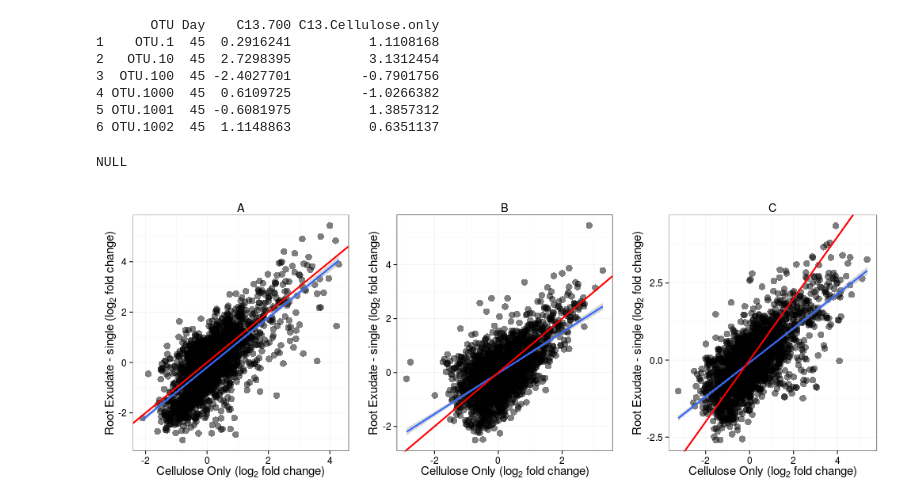
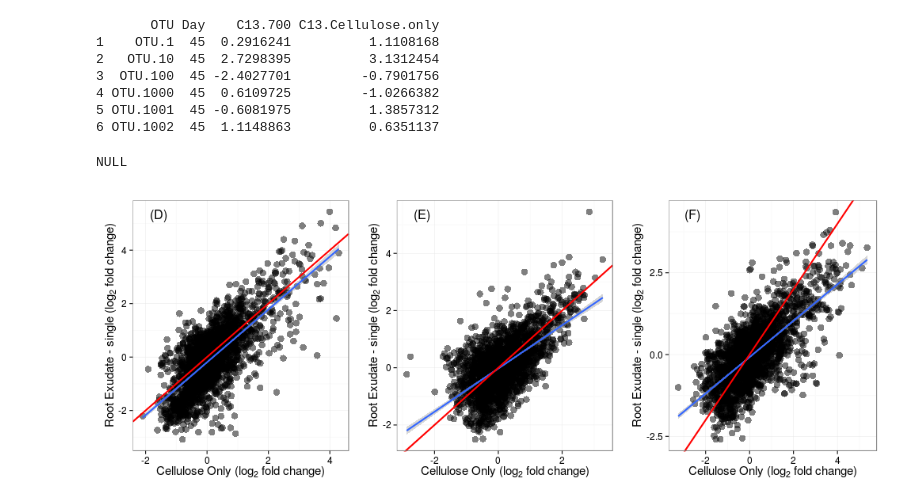
Before and after one commit to acampbellina/priming, a Jupyter notebook: LinReg.ipynb, the cells around one changed output. Drawn from its saved outputs; the diff is of its cells as text; code cells hidden in the pictures.

Commit message:
completed panel figure

```diff
--- a/LinReg.ipynb
+++ b/LinReg.ipynb
@@ -145,16 +145,16 @@ p1 = p1 + labs(x = expression(paste("Cellulose Only (", log[2]," fold change)",s
             y = expression(paste("Root Exudate - continuous (", log[2]," fold change)",sep=""))
                )
 p1 = p1 + geom_abline(intercept=0, slope=1, color = "red", size = 1)
-p1 = p1 + ggtitle("A")
-p1 = p1 + theme(plot.title = element_text(hjust = -0.45, vjust=2.12))
-#p1 = p1 + theme(plot.title = element_text(hjust = -0.1, size = 20))
-
 p1 = p1 + theme_bw()
+p1 = p1 + ggtitle("Day 14")
+p1 = p1 + theme(plot.title = element_text(size = 16))
+#p1 = p1 + theme(plot.title = element_text(hjust = -0.05, size = 20))
 p1 = p1 + theme(axis.title.x = element_text(size=15))
 p1 = p1 + theme(axis.title.y = element_text(size=15))
 p1 = p1 + theme(axis.text.x = element_text(size=12))
 p1 = p1 + theme(axis.text.y = element_text(size=12))
-#p1 = p1 + annotate("text", x=-0.5, y=1.75, label = "R^{2}==0.485", hjust=1, size=5.75, family="Times", parse=TRUE)
+#p1 = p1 + annotate("text", x=-1.9, y=4, label = "A", hjust=1, size=5.75)
+p1 = p1 + annotate("text", label = "(A)", x=-Inf, y=Inf, size=5.75, hjust = -1, vjust = 2)
 
 
 p2 = ggplot(df1.28, aes(x = C13.Cellulose.only, y = C13.100))
@@ -164,16 +164,16 @@ p2 = p2 + labs(x = expression(paste("Cellulose Only (", log[2]," fold change)",s
             y = expression(paste("Root Exudate - continuous (", log[2]," fold change)",sep=""))
                )
 p2 = p2 + geom_abline(intercept=0, slope=1, color = "red", size = 1)
-p2 = p2 + ggtitle("B")
-p2 = p2 + theme(plot.title = element_text(hjust = -0.45, vjust=2.12))
 #p1 = p1 + theme(plot.title = element_text(hjust = -0.1, size = 20))
 
 p2 = p2 + theme_bw()
+p2 = p2 + ggtitle("Day 28")
+p2 = p2 + theme(plot.title = element_text(size = 16))
 p2 = p2 + theme(axis.title.x = element_text(size=15))
 p2 = p2 + theme(axis.title.y = element_text(size=15))
 p2 = p2 + theme(axis.text.x = element_text(size=12))
 p2 = p2 + theme(axis.text.y = element_text(size=12))
-#p1 = p1 + annotate("text", x=-0.5, y=1.75, label = "R^{2}==0.485", hjust=1, size=5.75, family="Times", parse=TRUE)
+p2 = p2 + annotate("text", label = "(B)", x=-Inf, y=Inf, size=5.75, hjust = -1, vjust = 2)
 
 
 p3 = ggplot(df1.45, aes(x = C13.Cellulose.only, y = C13.100))
@@ -183,15 +183,16 @@ p3 = p3 + labs(x = expression(paste("Cellulose Only (", log[2]," fold change)",s
             y = expression(paste("Root Exudate - continuous (", log[2]," fold change)",sep=""))
                )
 p3 = p3 + geom_abline(intercept=0, slope=1, color = "red", size = 1)
-p3 = p3 + ggtitle("C")
-p3 = p3 + theme(plot.title = element_text(hjust = -0.45, vjust=2.12))
 #p1 = p1 + theme(plot.title = element_text(hjust = -0.1, size = 20))
 
 p3 = p3 + theme_bw()
+p3 = p3 + ggtitle("Day 45")
+p3 = p3 + theme(plot.title = element_text(size = 16))
 p3 = p3 + theme(axis.title.x = element_text(size=15))
 p3 = p3 + theme(axis.title.y = element_text(size=15))
 p3 = p3 + theme(axis.text.x = element_text(size=12))
 p3 = p3 + theme(axis.text.y = element_text(size=12))
+p3 = p3 + annotate("text", label = "(C)", x=-Inf, y=Inf, size=5.75, hjust = -1, vjust = 2)
 #p1 = p1 + annotate("text", x=-0.5, y=1.75, label = "R^{2}==0.485", hjust=1, size=5.75, family="Times", parse=TRUE)
 
 p.combined = grid.arrange(p1, p2, p3, widths = c(1,1,1), heights = c(1,1,1), ncol = 3)
@@ -267,8 +268,8 @@ p4 = p4 + labs(x = expression(paste("Cellulose Only (", log[2]," fold change)",s
             y = expression(paste("Root Exudate - single (", log[2]," fold change)",sep=""))
                )
 p4 = p4 + geom_abline(intercept=0, slope=1, color = "red", size = 1)
-p4 = p4 + ggtitle("A")
-p4 = p4 + theme(plot.title = element_text(hjust = -0.45, vjust=2.12))
+#p4 = p4 + ggtitle("A")
+#p4 = p4 + theme(plot.title = element_text(hjust = -0.45, vjust=2.12))
 #p1 = p1 + theme(plot.title = element_text(hjust = -0.1, size = 20))
 
 p4 = p4 + theme_bw()
@@ -277,7 +278,7 @@ p4 = p4 + theme(axis.title.y = element_text(size=15))
 p4 = p4 + theme(axis.text.x = element_text(size=12))
 p4 = p4 + theme(axis.text.y = element_text(size=12))
 #p1 = p1 + annotate("text", x=-0.5, y=1.75, label = "R^{2}==0.485", hjust=1, size=5.75, family="Times", parse=TRUE)
-
+p4 = p4 + annotate("text", label = "(D)", x=-Inf, y=Inf, size=5.75, hjust = -1, vjust = 2)
 
 p5 = ggplot(df2.28, aes(x = C13.Cellulose.only, y = C13.700))
 p5 = p5 + geom_point(alpha = 0.5, size = 4)
@@ -286,39 +287,40 @@ p5 = p5 + labs(x = expression(paste("Cellulose Only (", log[2]," fold change)",s
             y = expression(paste("Root Exudate - single (", log[2]," fold change)",sep=""))
                )
 p5 = p5 + geom_abline(intercept=0, slope=1, color = "red", size = 1)
-p5 = p5 + ggtitle("B")
-p5 = p5 + theme(plot.title = element_text(hjust = -0.45, vjust=2.12))
+#p5 = p5 + ggtitle("B")
+#p5 = p5 + theme(plot.title = element_text(hjust = -0.45, vjust=2.12))
 #p1 = p1 + theme(plot.title = element_text(hjust = -0.1, size = 20))
 
 p5 = p5 + theme_bw()
 p5 = p5 + theme(axis.title.x = element_text(size=15))
 p5 = p5 + theme(axis.title.y = element_text(size=15))
 p5 = p5 + theme(axis.text.x = element_text(size=12))
 p5 = p5 + theme(axis.text.y = element_text(size=12))
 #p1 = p1 + annotate("text", x=-0.5, y=1.75, label = "R^{2}==0.485", hjust=1, size=5.75, family="Times", parse=TRUE)
-
+p5 = p5 + annotate("text", label = "(E)", x=-Inf, y=Inf, size=5.75, hjust = -1, vjust = 2)
 
 p6 = ggplot(df2.45, aes(x = C13.Cellulose.only, y = C13.700))
 p6 = p6 + geom_point(alpha = 0.5, size = 4)
 p6 = p6 + stat_smooth(method = "lm", size = 1)
 p6 = p6 + labs(x = expression(paste("Cellulose Only (", log[2]," fold change)",sep="")),
             y = expression(paste("Root Exudate - single (", log[2]," fold change)",sep=""))
                )
 p6 = p6 + geom_abline(intercept=0, slope=1, color = "red", size = 1)
-p6 = p6 + ggtitle("C")
-p6 = p6 + theme(plot.title = element_text(hjust = -0.45, vjust=2.12))
+#p6 = p6 + ggtitle("C")
+#p6 = p6 + theme(plot.title = element_text(hjust = -0.45, vjust=2.12))
 #p1 = p1 + theme(plot.title = element_text(hjust = -0.1, size = 20))
 
 p6 = p6 + theme_bw()
 p6 = p6 + theme(axis.title.x = element_text(size=15))
 p6 = p6 + theme(axis.title.y = element_text(size=15))
 p6 = p6 + theme(axis.text.x = element_text(size=12))
 p6 = p6 + theme(axis.text.y = element_text(size=12))
 #p1 = p1 + annotate("text", x=-0.5, y=1.75, label = "R^{2}==0.485", hjust=1, size=5.75, family="Times", parse=TRUE)
+p6 = p6 + annotate("text", label = "(F)", x=-Inf, y=Inf, size=5.75, hjust = -1, vjust = 2)
 
-p.combined = grid.arrange(p4, p5, p6, widths = c(1,1,1), heights = c(1,1,1), ncol = 3)
+p.combined2 = grid.arrange(p4, p5, p6, widths = c(1,1,1), heights = c(1,1,1), ncol = 3)
 
-p.combined
+p.combined2
 # %% [output]
 NULL
-[figure, old version]
+[figure, new version]
```
Also changed, not shown: parts of 10 cells of this notebook, 3 other files.
